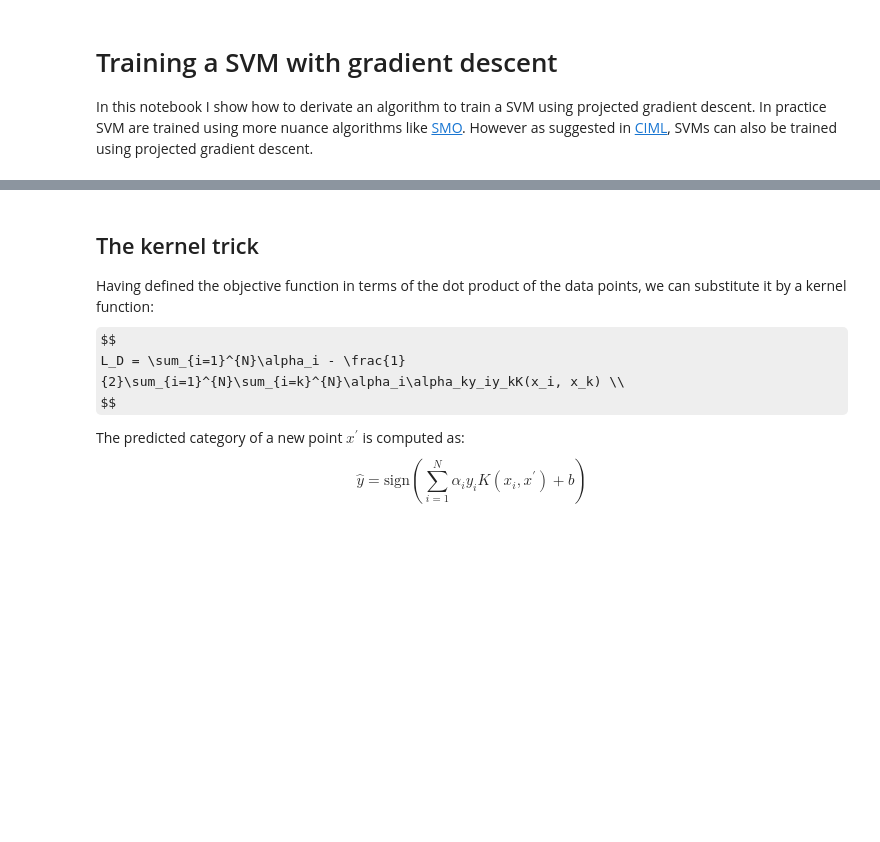
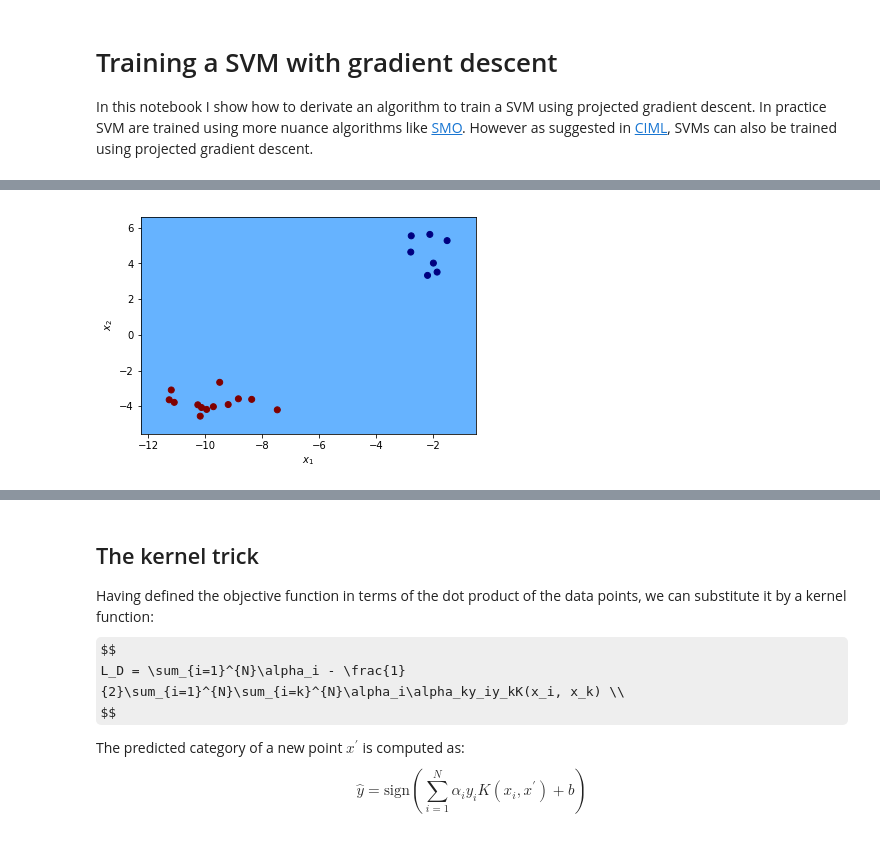
Before and after one commit to SergioAlvarezB/ml-numpy, a Jupyter notebook: notebooks/svm-derivation.ipynb, the cells around one changed output, grey strips where cells are left out. Cells and saved outputs as stored; diff of their text form; code cells hidden in the pictures; some formulas as TeX source; blank space fills up the shorter version.

```diff
--- a/notebooks/svm-derivation.ipynb
+++ b/notebooks/svm-derivation.ipynb
@@ -21,0 +60,19 @@ np.random.seed(1)
+# %%
+# Initialize separating line
+beta = np.random.rand(2)
+beta0 = 0.0
+
+def predict(x):
+    return np.sign(np.dot(x, beta) + beta0)
+
+# Plot initial separating line
+ax = plot_decision_boundary(lambda x: np.clip(predict(x), 0, 1),
+                            x_range=[x_test[:, 0].min()-1, x_test[:, 0].max()+1],
+                            y_range=[x_test[:, 1].min()-1, x_test[:, 1].max()+1])
+# Plot test data
+ax.scatter(x_test[:, 0], x_test[:, 1], c=y_test, cmap='jet')
+plt.xlabel('$x_1$')
+plt.ylabel('$x_2$')
+plt.show()
+# %% [output]
+[figure, added]
```
Also changed, not shown: parts of 16 cells of this notebook, 1 other file.
